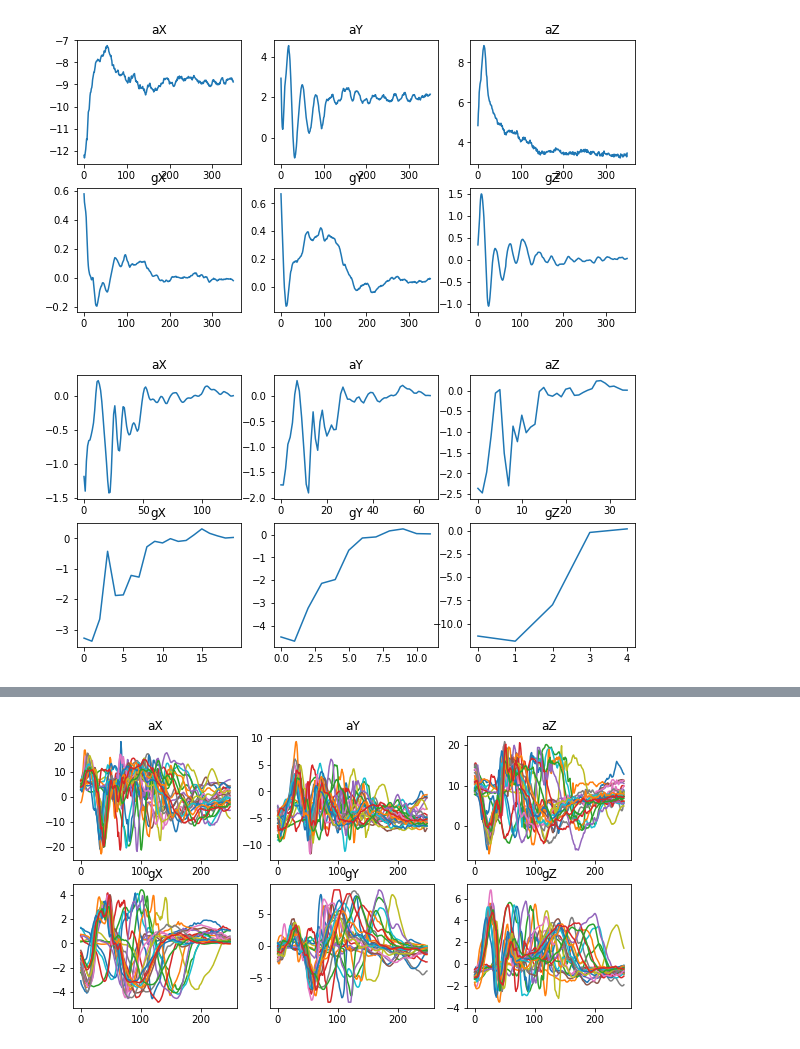
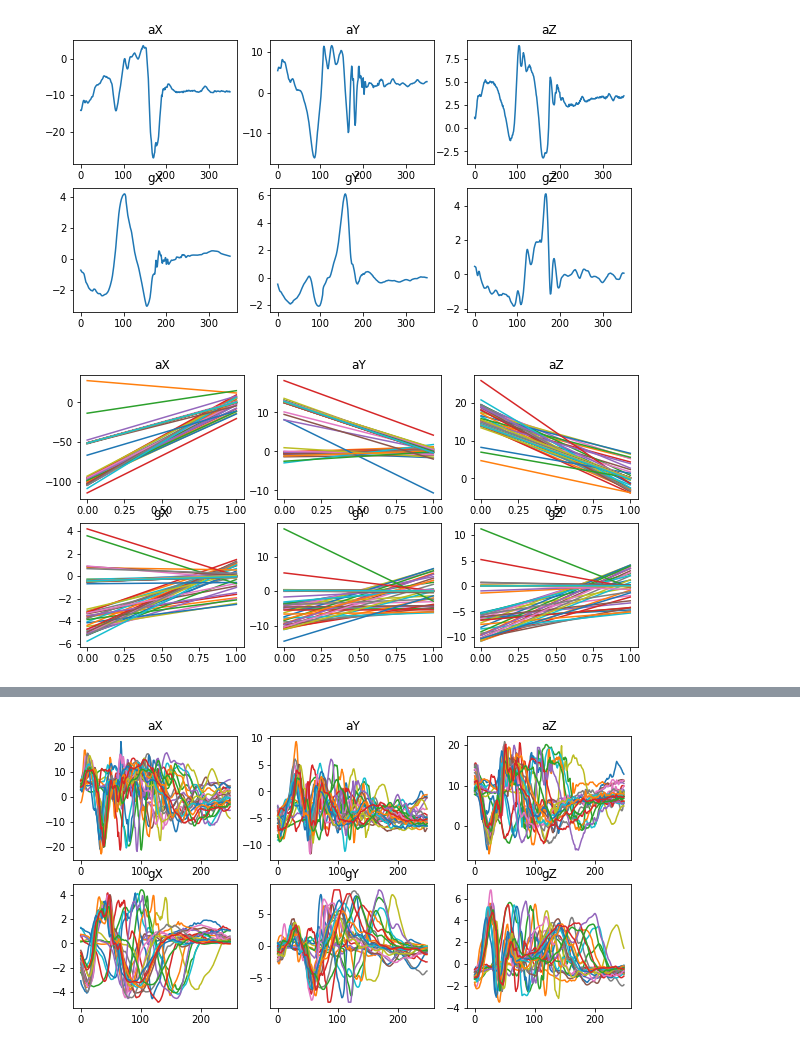
Before and after one commit to mitro99/ENGI301, a Jupyter notebook: project_01/testing/Data visualization.ipynb, the cells around one changed output, grey strips where cells are left out. Cells and saved outputs as stored; diff of their text form; code cells hidden in the pictures.

Commit message:
Updated training for new data

```diff
--- a/project_01/testing/Data visualization.ipynb
+++ b/project_01/testing/Data visualization.ipynb
@@ -9,15 +9,11 @@ for i in range(1,6):
     filepath = 'hand/hand_{0}_{1}.csv'.format(gesture, i)
     data = pd.read_csv(filepath, index_col=False)
     fulldata = fulldata.append(data)
-# %%
-for i in range(21, 51):
-    data = pd.read_csv('hand/hand_1_{0}.csv'.format(i), index_col=False)
-    data.to_csv('hand/hand_0_{0}.csv'.format(i)')
 # %%
 import pywt
-def wavelet(data, level):
-    (cA, cD) = pywt.dwt(data, wavelet='rbio2.2')
+def wavelet(data, level, wavelet):
+    (cA, cD) = pywt.dwt(data, wavelet=wavelet)
     for i in range(1, level):
-        (cA, cD) = pywt.dwt(cA, wavelet='rbio2.2')
+        (cA, cD) = pywt.dwt(cA, wavelet=wavelet)
     return cA, cD
 # %%
@@ -63,0 +48,17 @@ array([ 5.19568267,  4.97729131,  4.59383673,  4.20107088,  4.002995  ,
+# %%
+wave = 'coif9'
+fig, axs = plt.subplots(2,3, figsize = [10,5])
+for i in range(0,1):
+    axs[0,0].plot(wavelet(fulldata.iloc[i*350:(i+1)*350,0],1, wave)[0])
+    axs[0,0].set_title('aX')
+    axs[0,1].plot(wavelet(fulldata.iloc[i*350:(i+1)*350,0],2, wave)[0])
+    axs[0,1].set_title('aY')
+    axs[0,2].plot(wavelet(fulldata.iloc[i*350:(i+1)*350,0],3, wave)[0])
+    axs[0,2].set_title('aZ')
+    axs[1,0].plot(wavelet(fulldata.iloc[i*350:(i+1)*350,0],4, wave)[0])
+    axs[1,0].set_title('gX')
+    axs[1,1].plot(wavelet(fulldata.iloc[i*350:(i+1)*350,0],5, wave)[0])
+    axs[1,1].set_title('gY')
+    axs[1,2].plot(wavelet(fulldata.iloc[i*350:(i+1)*350,0],6, wave)[0])
+    axs[1,2].set_title('gZ')
+#plt.savefig('waveletDet_{0}.jpg'.format(gesture))
@@ -64,6 +67,6 @@ array([ 5.19568267,  4.97729131,  4.59383673,  4.20107088,  4.002995  ,
 # %%
 fig, axs = plt.subplots(2,3, figsize = [10,5])
-for i in range(3,4):
+for i in range(0,1):
     axs[0,0].plot(fulldata.iloc[i*350:(i+1)*350,0])
     axs[0,0].set_title('aX')
     axs[0,1].plot(fulldata.iloc[i*350:(i+1)*350,1])
@@ -77,23 +80,23 @@ for i in range(3,4):
     axs[1,2].plot(fulldata.iloc[i*350:(i+1)*350,5])
     axs[1,2].set_title('gZ')
 # %% [output]
-[figure, old version]
+[figure, new version]
 # %%
-
+import pywt
 fig, axs = plt.subplots(2,3, figsize = [10,5])
-for i in range(1,2):
-    axs[0,0].plot(wavelet(fulldata.iloc[i*250:(i+1)*250,5],1))
+for i in range(0,1):
+    axs[0,0].plot(wavelet(fulldata.iloc[i*350:(i+1)*350,0],5, 'dmey'))
     axs[0,0].set_title('aX')
-    axs[0,1].plot(wavelet(fulldata.iloc[i*250:(i+1)*250,5],2))
+    axs[0,1].plot(wavelet(fulldata.iloc[i*350:(i+1)*350,1],5, 'dmey'))
     axs[0,1].set_title('aY')
-    axs[0,2].plot(wavelet(fulldata.iloc[i*250:(i+1)*250,5],3))
+    axs[0,2].plot(wavelet(fulldata.iloc[i*350:(i+1)*350,2],5, 'dmey'))
     axs[0,2].set_title('aZ')
-    axs[1,0].plot(wavelet(fulldata.iloc[i*250:(i+1)*250,5],4))
+    axs[1,0].plot(wavelet(fulldata.iloc[i*350:(i+1)*350,3],5, 'dmey'))
     axs[1,0].set_title('gX')
-    axs[1,1].plot(wavelet(fulldata.iloc[i*250:(i+1)*250,5],5))
+    axs[1,1].plot(wavelet(fulldata.iloc[i*350:(i+1)*350,4],5, 'dmey'))
     axs[1,1].set_title('gY')
-    axs[1,2].plot(wavelet(fulldata.iloc[i*250:(i+1)*250,5],8))
+    axs[1,2].plot(wavelet(fulldata.iloc[i*350:(i+1)*350,5],5, 'dmey'))
     axs[1,2].set_title('gZ')
 #plt.savefig('waveletDet_{0}.jpg'.format(gesture))
 # %% [output]
-[figure, old version]
+[figure, new version]
```
Also changed, not shown: parts of 7 cells of this notebook, 14 other files.
